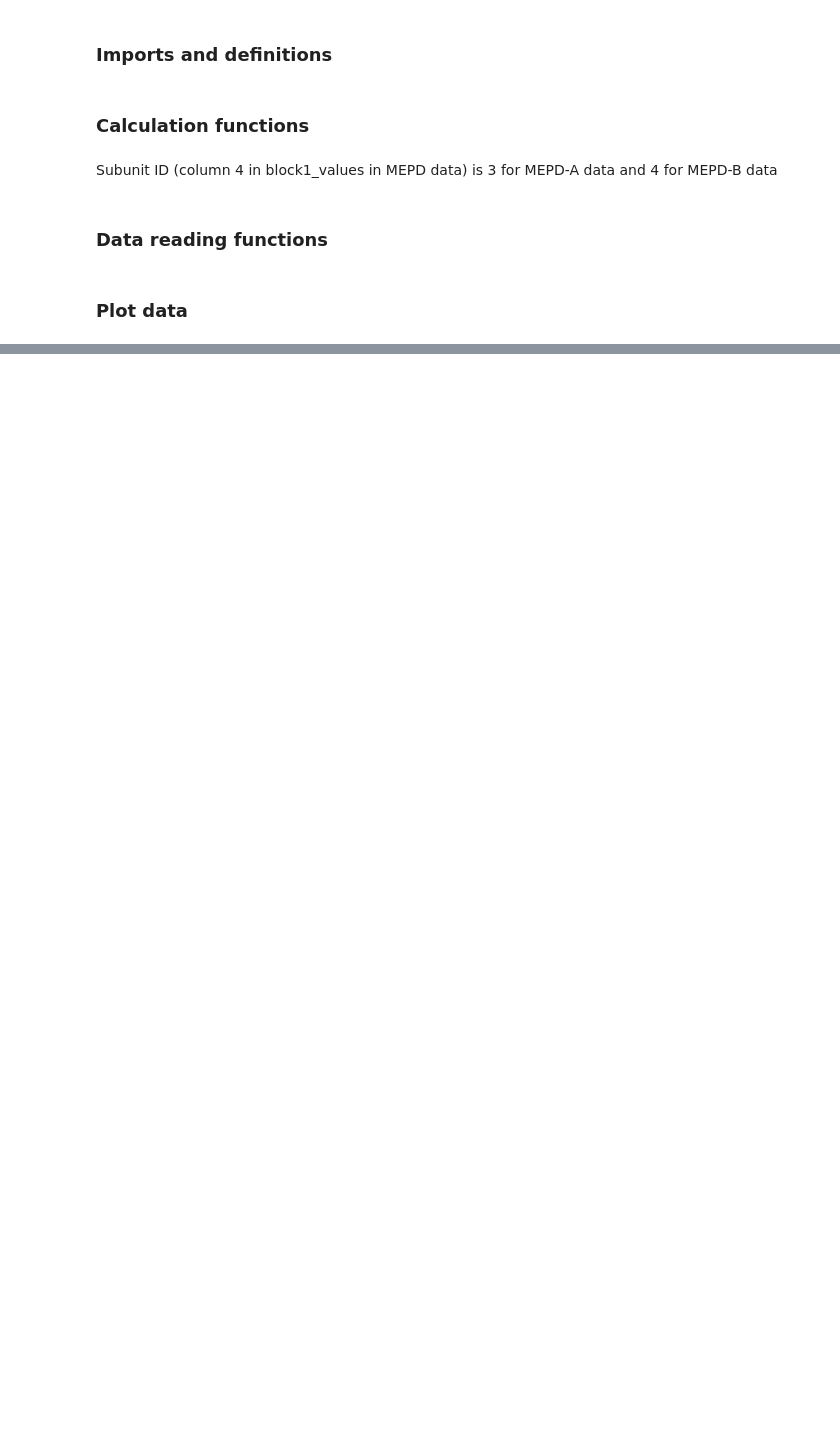
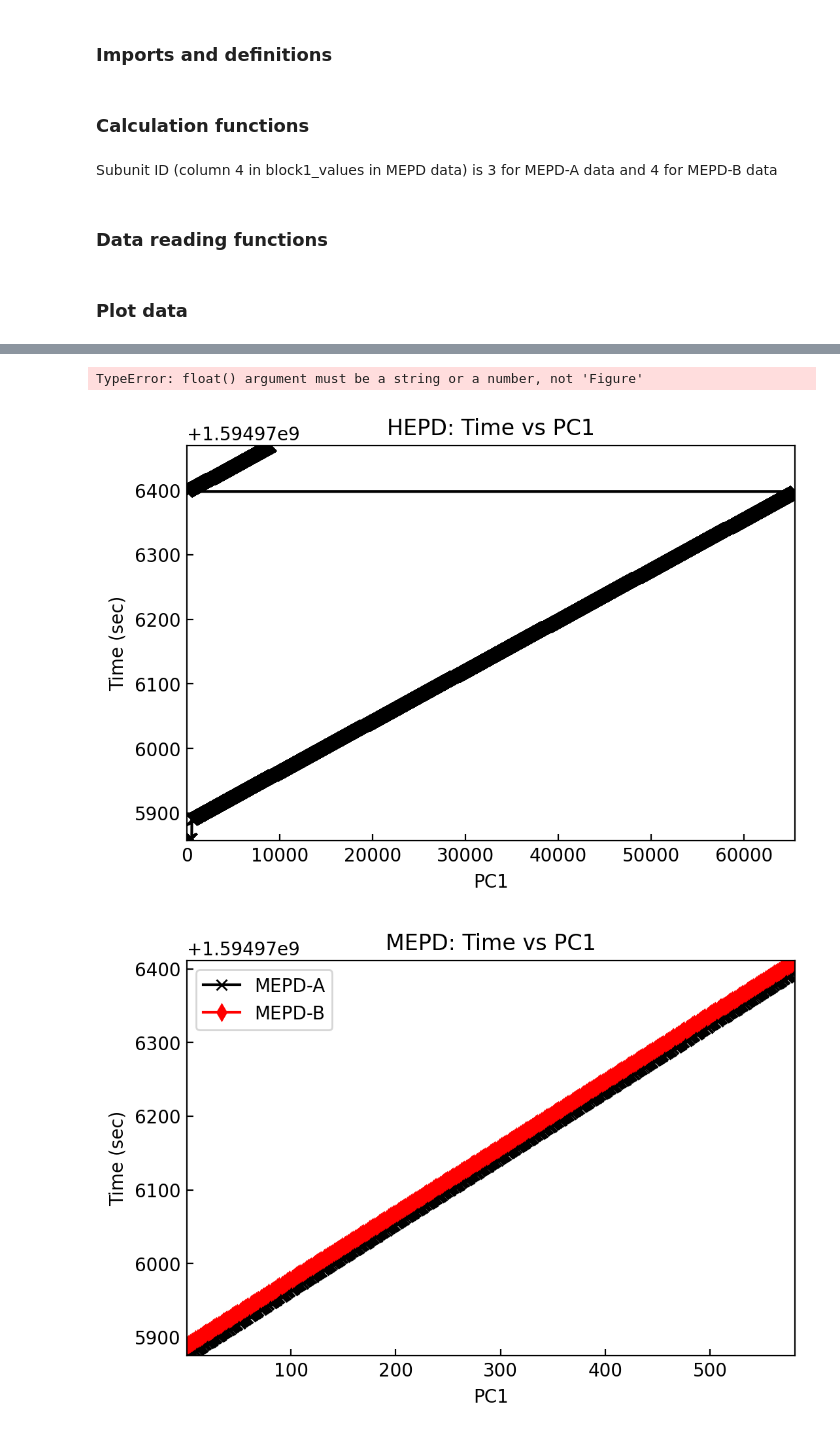
Before and after one commit to seonghohan1228/plot-satellite, a Jupyter notebook: plot-satellite.ipynb, the cells around one changed output, grey strips where cells are left out. Cells and saved outputs as stored; diff of their text form; code cells hidden in the pictures; blank space fills up the shorter version.

```diff
--- a/plot-satellite.ipynb
+++ b/plot-satellite.ipynb
@@ -27,23 +27,23 @@ new_cmap = matplotlib.colors.ListedColormap(newcolors)
 Subunit ID (column 4 in block1_values in MEPD data) is 3 for MEPD-A data and 4 for MEPD-B data
 # %%
 # Slice data into MEPD-A and MEPD-B (works for PC1 and TIME)
-def sliceAB(data, subunit):
+def sliceAB(data, subunit, n):
     A = []
     B = []
     for i in range(len(data)):
-        if subunit[i] == 3:
+        if subunit[i] == n:
             A.append(data[i])
         else:
             B.append(data[i])
 
     return A, B
 
-# sliceAB but for 2D array data
-def sliceAB2(data, subunit):
+# sliceAB 2D array data of MEPD data
+def sliceAB2(data, subunit, n):
     A = []
     B = []
     for i in range(len(data)):
-        if subunit[i] == 3:
+        if subunit[i] == n:
             A.append(data[i, :])
         else:
             B.append(data[i, :])
@@ -175,8 +193,8 @@ def plot_PC1(filename):
     DT = read_DT(filename)
 
     # Divide PC1 data into MEPD-A and MEPD-B
-    PC1A, PC1B = sliceAB(PC1, DT)
-    TIMEA, TIMEB = sliceAB(TIME, DT)
+    PC1A, PC1B = sliceAB(PC1, DT, 3)
+    TIMEA, TIMEB = sliceAB(TIME, DT, 3)
 
     # group: HEPD or MEPD
     group = filename[0:4]
@@ -194,6 +212,10 @@ def plot_PC1(filename):
     plt.xlabel('PC1')
     plt.ylabel('Time (sec)')
     plt.show()
+
+# PC1 plots require both HEPD and MEPD data.
+plot_PC1(filenameHEPD)
+plot_PC1(filenameMEPD)
 # %%
 # Plot satellite position onto map
 def plot_POS(filename):
@@ -319,0 +366,11 @@ plot_DET(filenameMEPD)
+# %%
+# PC1 plots require both HEPD and MEPD data.
+fig1 = plot_PC1(filenameHEPD)
+fig2 = plot_PC1(filenameMEPD)
+fig, (ax1, ax2) = plt.subplots(1, 2)
+ax1.plot(fig1)
+ax2.plot(fig2)
+# %% [output]
+TypeError: float() argument must be a string or a number, not 'Figure'
+[figure, added]
+[figure, added]
```
Also changed, not shown: parts of 9 cells of this notebook, 7 other files.
